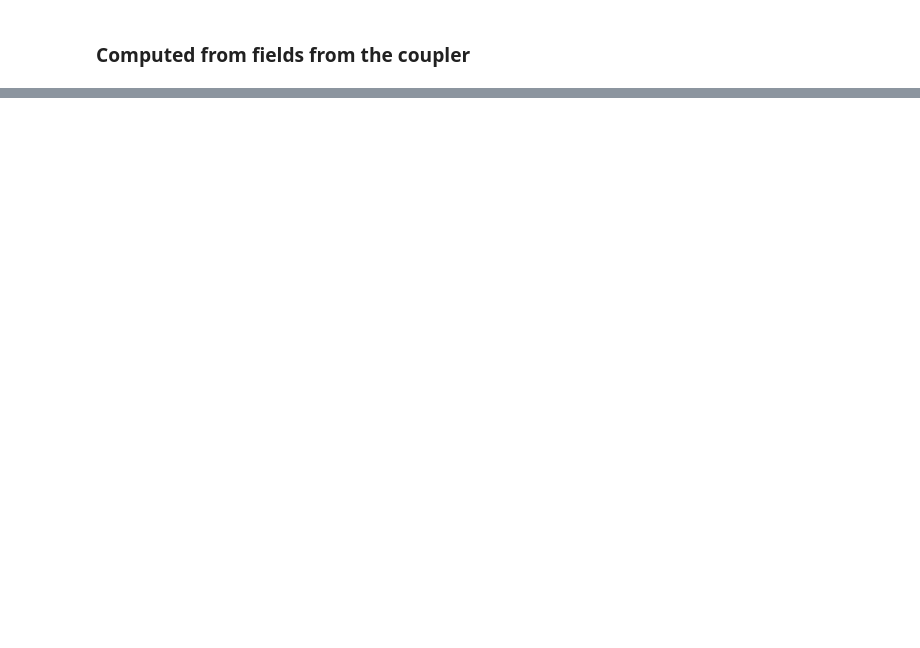
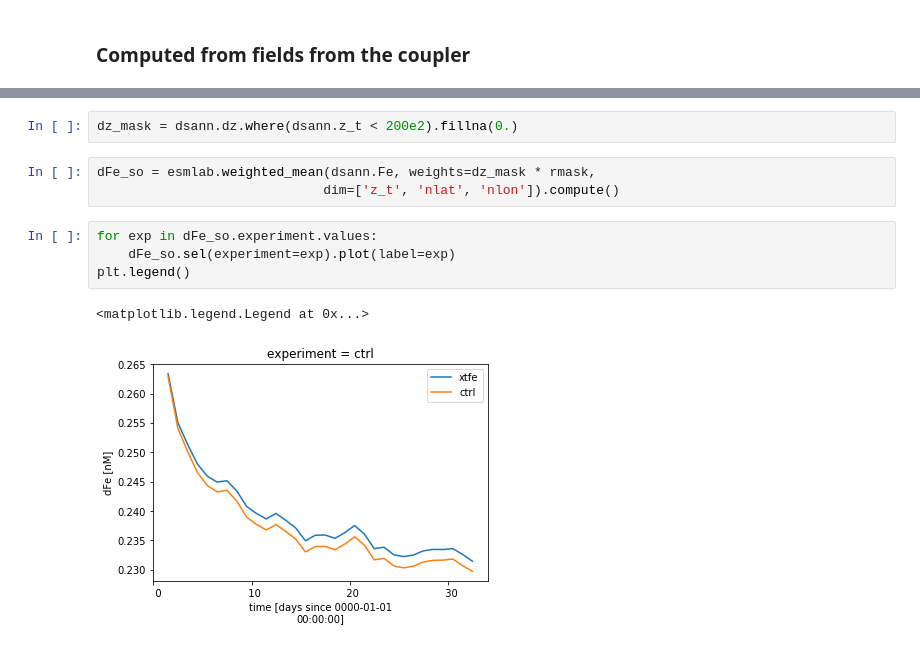
Before and after one commit to matt-long/XTFe, a Jupyter notebook: cesm_run_validate.ipynb, the cells around one changed output, grey strips where cells are left out. Cells and saved outputs as stored; diff of their text form; blank space fills up the shorter version.

```diff
--- a/cesm_run_validate.ipynb
+++ b/cesm_run_validate.ipynb
@@ -156,0 +205,12 @@ Annual global XT Fe deposition: 0.064846
+# %%
+dz_mask = dsann.dz.where(dsann.z_t < 200e2).fillna(0.)
+# %%
+dFe_so = esmlab.weighted_mean(dsann.Fe, weights=dz_mask * rmask,
+                             dim=['z_t', 'nlat', 'nlon']).compute()
+# %%
+for exp in dFe_so.experiment.values:
+    dFe_so.sel(experiment=exp).plot(label=exp)
+plt.legend()
+# %% [output]
+<matplotlib.legend.Legend at 0x...>
+[figure, added]
```
Also changed, not shown: parts of 9 cells of this notebook, 3 other files.
